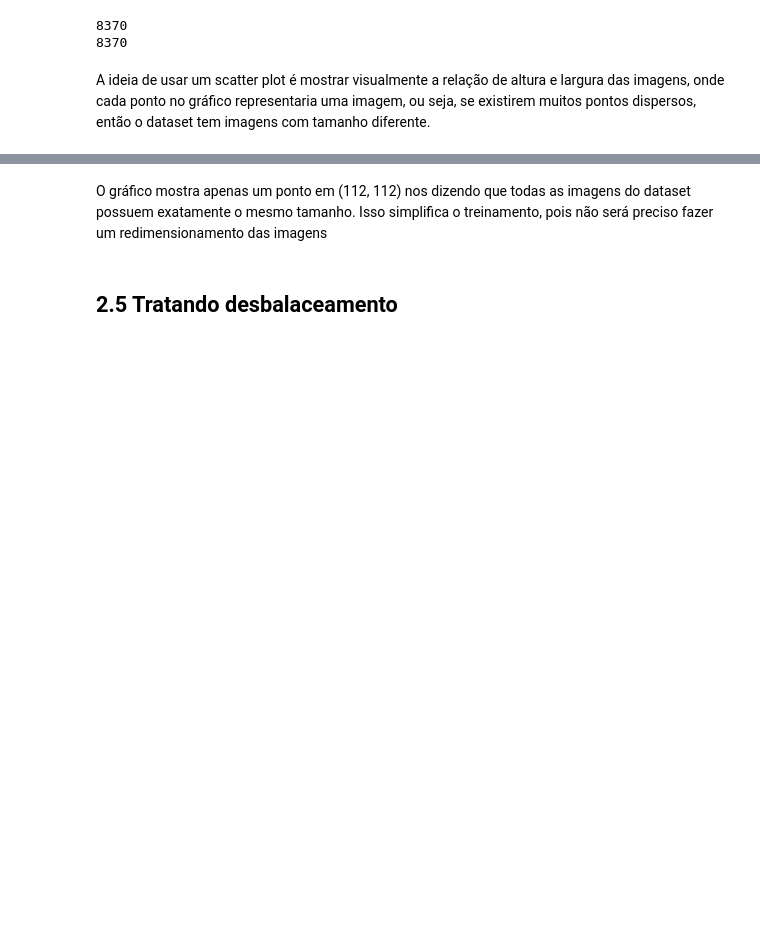
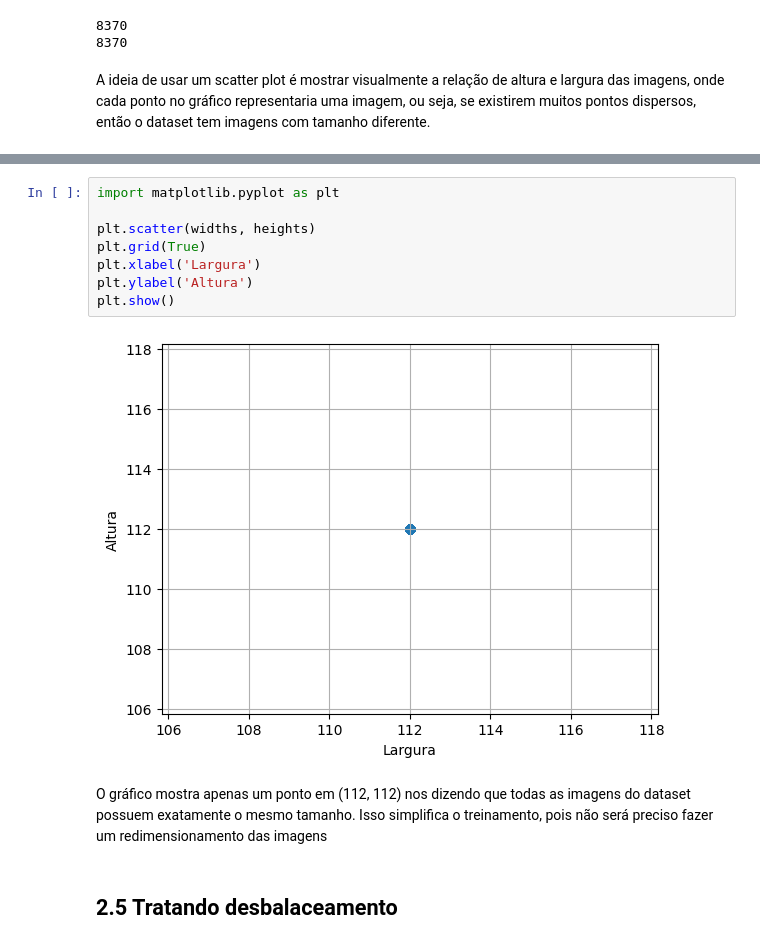
Before and after one commit to Carlos-Vic/face-recognition, a Jupyter notebook: notebook/carlos-oliveira-solution.ipynb, the cells around one changed output, grey strips where cells are left out. Drawn from its saved outputs; the diff is of its cells as text; blank space fills up the shorter version.

```diff
--- a/notebook/carlos-oliveira-solution.ipynb
+++ b/notebook/carlos-oliveira-solution.ipynb
@@ -446,3 +421,13 @@ fig.show()
+# %%
+import matplotlib.pyplot as plt
+
+plt.scatter(widths, heights)
+plt.grid(True)
+plt.xlabel('Largura')
+plt.ylabel('Altura')
+plt.show()
+# %% [output]
+[figure, added]
 # %% [markdown]
 O gráfico mostra apenas um ponto em (112, 112) nos dizendo que todas as imagens do dataset possuem exatamente o mesmo tamanho. Isso simplifica o treinamento, pois não será preciso fazer um redimensionamento das imagens
 # %% [markdown]
```
Also changed, not shown: parts of 50 cells of this notebook.
